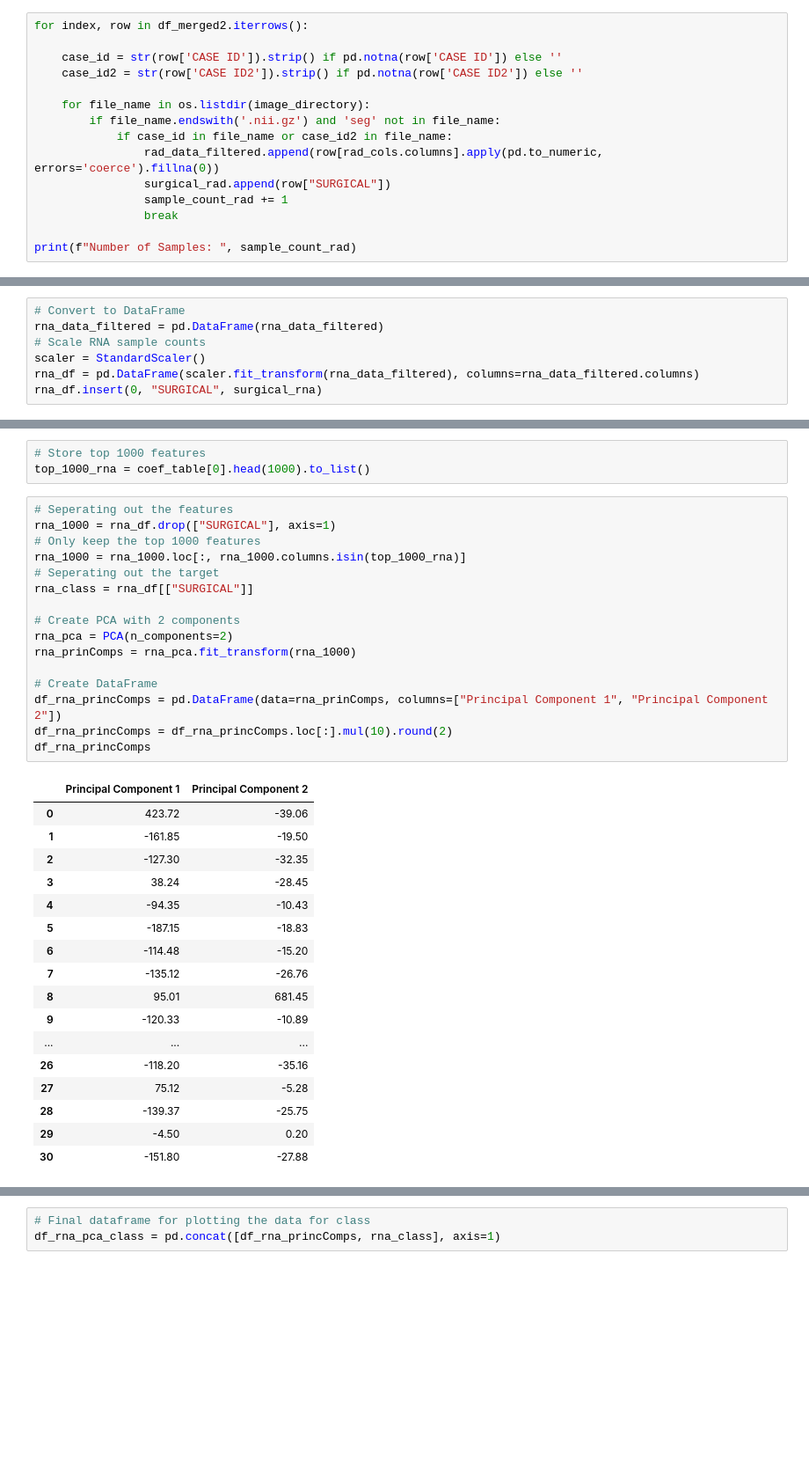
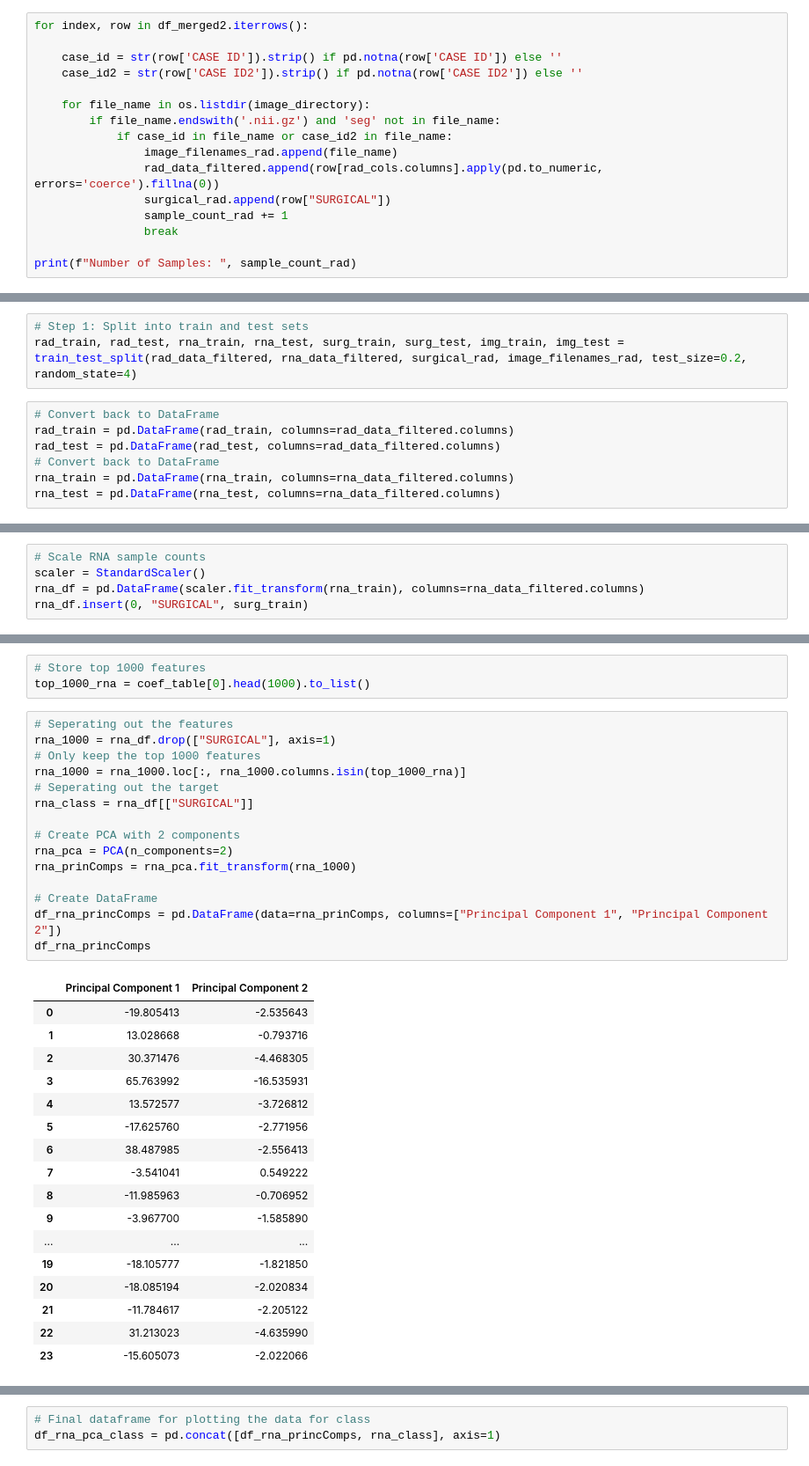
Before and after one commit to KristoferLintonReid/ultrasound-contrastivemodels, a Jupyter notebook: notebooks/plots_original.ipynb, the cells around one changed output, grey strips where cells are left out. Shown at 88% size. Cells and saved outputs as stored; diff of their text form; blank space fills up the shorter version.

```diff
--- a/notebooks/plots_original.ipynb
+++ b/notebooks/plots_original.ipynb
@@ -112,6 +117,7 @@ for index, row in df_merged2.iterrows():
     for file_name in os.listdir(image_directory):
         if file_name.endswith('.nii.gz') and 'seg' not in file_name:
             if case_id in file_name or case_id2 in file_name:
+                image_filenames_rad.append(file_name)
                 rad_data_filtered.append(row[rad_cols.columns].apply(pd.to_numeric, errors='coerce').fillna(0))
                 surgical_rad.append(row["SURGICAL"])
                 sample_count_rad += 1
@@ -127,0 +147,10 @@ Matching Diagnoses:  True
+# %%
+# Step 1: Split into train and test sets
+rad_train, rad_test, rna_train, rna_test, surg_train, surg_test, img_train, img_test = train_test_split(rad_data_filtered, rna_data_filtered, surgical_rad, image_filenames_rad, test_size=0.2, random_state=4)
+# %%
+# Convert back to DataFrame
+rad_train = pd.DataFrame(rad_train, columns=rad_data_filtered.columns)
+rad_test = pd.DataFrame(rad_test, columns=rad_data_filtered.columns)
+# Convert back to DataFrame
+rna_train = pd.DataFrame(rna_train, columns=rna_data_filtered.columns)
+rna_test = pd.DataFrame(rna_test, columns=rna_data_filtered.columns)
@@ -158,12 +199,10 @@ rad_df
 # %% [markdown]
 ### RNA Tabular Data
 # %%
-# Convert to DataFrame
-rna_data_filtered = pd.DataFrame(rna_data_filtered)
 # Scale RNA sample counts
 scaler = StandardScaler()
-rna_df = pd.DataFrame(scaler.fit_transform(rna_data_filtered), columns=rna_data_filtered.columns)
-rna_df.insert(0, "SURGICAL", surgical_rna)
+rna_df = pd.DataFrame(scaler.fit_transform(rna_train), columns=rna_data_filtered.columns)
+rna_df.insert(0, "SURGICAL", surg_train)
 # %%
 rna_df
 # %% [output]
@@ -429,37 +851,36 @@ top_1000_rna = coef_table[0].head(1000).to_list()
 # %%
 # Seperating out the features
 rna_1000 = rna_df.drop(["SURGICAL"], axis=1)
 # Only keep the top 1000 features
 rna_1000 = rna_1000.loc[:, rna_1000.columns.isin(top_1000_rna)]
 # Seperating out the target
 rna_class = rna_df[["SURGICAL"]]
 
 # Create PCA with 2 components
 rna_pca = PCA(n_components=2)
 rna_prinComps = rna_pca.fit_transform(rna_1000)
 
 # Create DataFrame
 df_rna_princComps = pd.DataFrame(data=rna_prinComps, columns=["Principal Component 1", "Principal Component 2"])
-df_rna_princComps = df_rna_princComps.loc[:].mul(10).round(2)
 df_rna_princComps
 # %% [output]
 |  | Principal Component 1 | Principal Component 2 |
-| 0 | 423.72 | -39.06 |
-| 1 | -161.85 | -19.50 |
-| 2 | -127.30 | -32.35 |
-| 3 | 38.24 | -28.45 |
-| 4 | -94.35 | -10.43 |
-| 5 | -187.15 | -18.83 |
-| 6 | -114.48 | -15.20 |
-| 7 | -135.12 | -26.76 |
-| 8 | 95.01 | 681.45 |
-| 9 | -120.33 | -10.89 |
+| 0 | -19.805413 | -2.535643 |
+| 1 | 13.028668 | -0.793716 |
+| 2 | 30.371476 | -4.468305 |
+| 3 | 65.763992 | -16.535931 |
+| 4 | 13.572577 | -3.726812 |
+| 5 | -17.625760 | -2.771956 |
+| 6 | 38.487985 | -2.556413 |
+| 7 | -3.541041 | 0.549222 |
+| 8 | -11.985963 | -0.706952 |
+| 9 | -3.967700 | -1.585890 |
 | ... | ... | ... |
-| 26 | -118.20 | -35.16 |
-| 27 | 75.12 | -5.28 |
-| 28 | -139.37 | -25.75 |
-| 29 | -4.50 | 0.20 |
-| 30 | -151.80 | -27.88 |
+| 19 | -18.105777 | -1.821850 |
+| 20 | -18.085194 | -2.020834 |
+| 21 | -11.784617 | -2.205122 |
+| 22 | 31.213023 | -4.635990 |
+| 23 | -15.605073 | -2.022066 |
 # %%
 # Percentage explained by each component
 print(rna_pca.explained_variance_ratio_)
```
Also changed, not shown: parts of 78 cells of this notebook, 1 other file.
